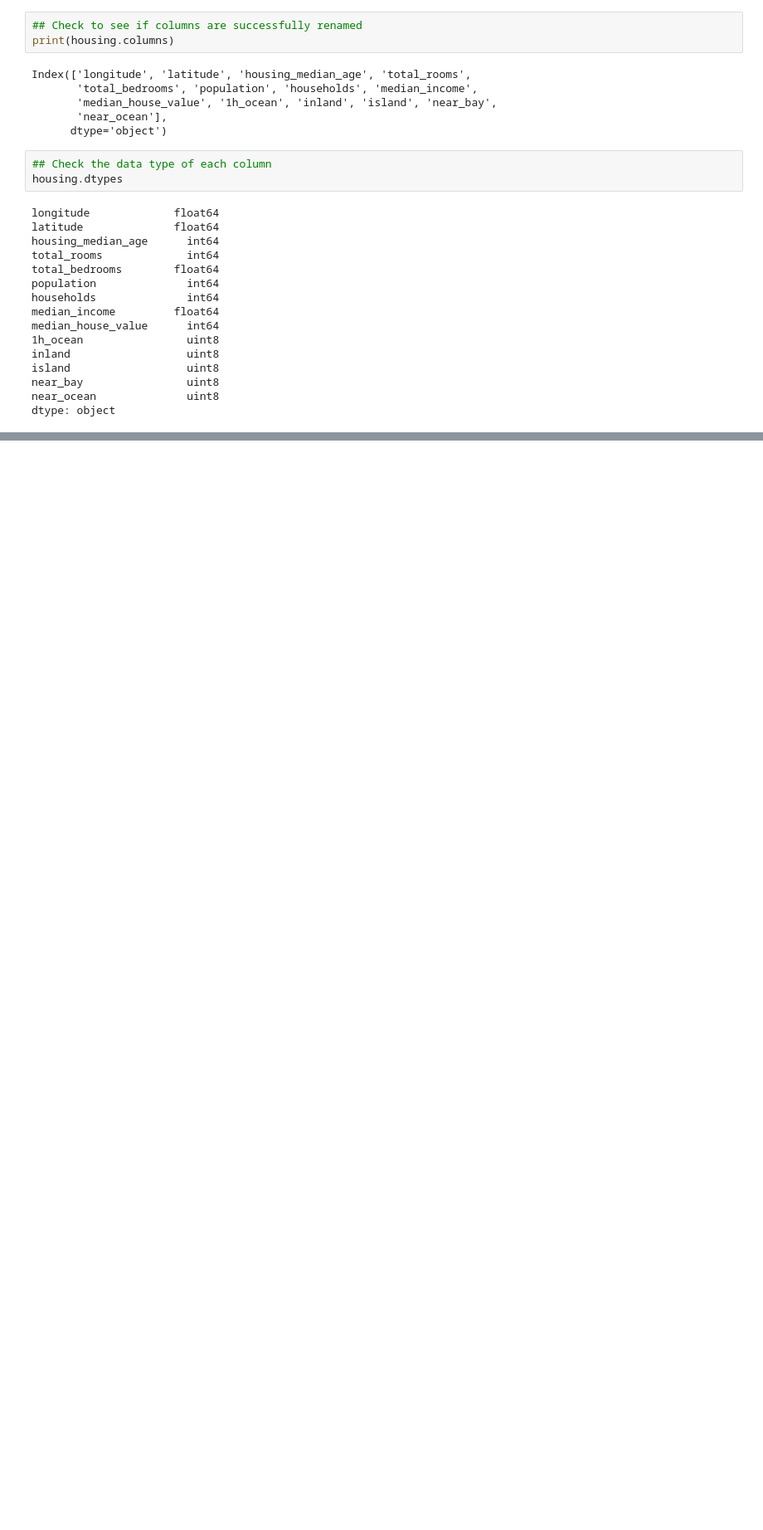
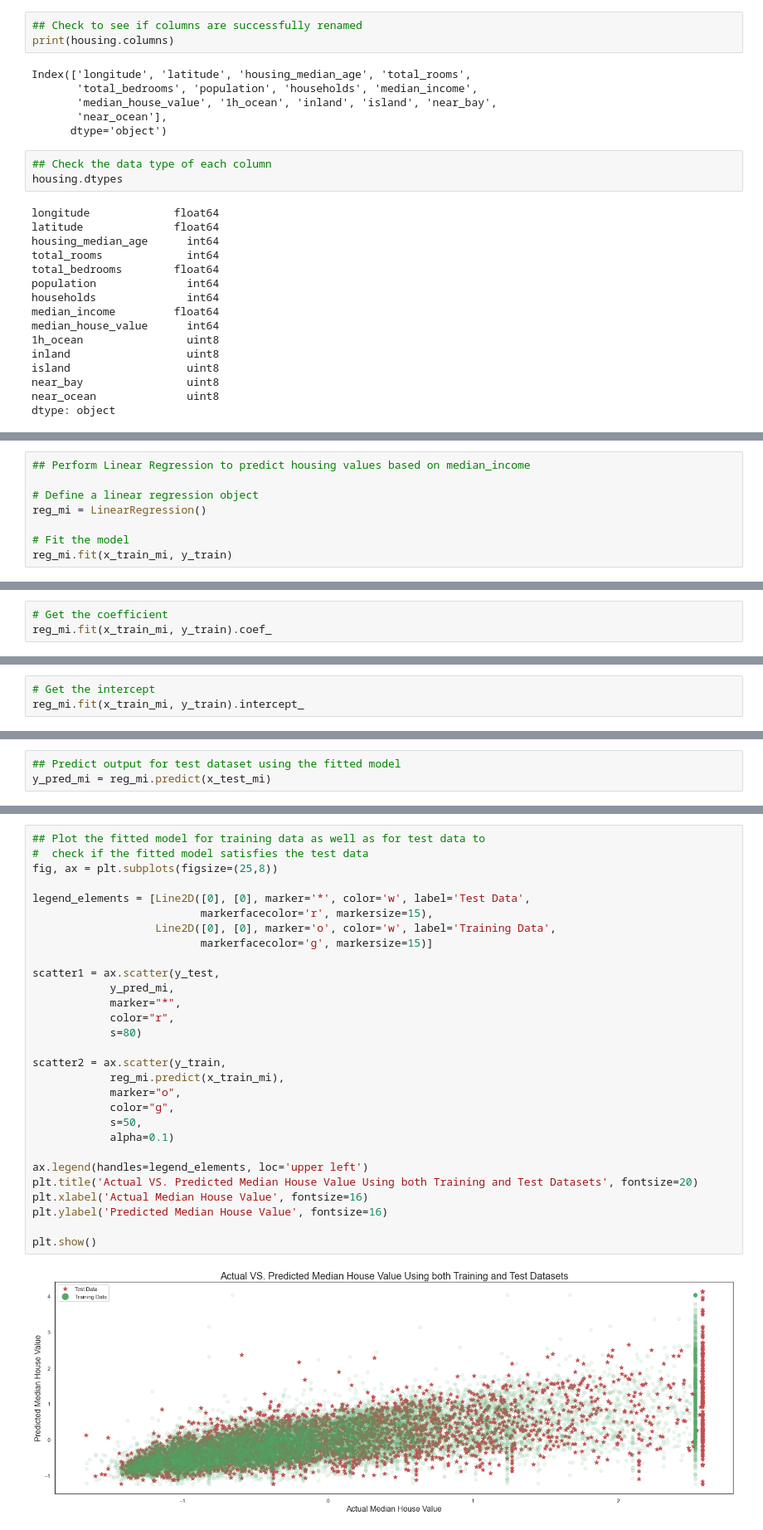
Before and after one commit to schinlfc/california_housing_price_prediction, a Jupyter notebook: notebook/script.ipynb, the cells around one changed output, grey strips where cells are left out. Shown at 83% size. Saved outputs shown, nothing was run; the diff lists cells and outputs as text; blank space fills up the shorter version.

```diff
--- a/notebook/script.ipynb
+++ b/notebook/script.ipynb
@@ -210,0 +352,8 @@ print(housing_test_standardized)
+# %%
+## Perform Linear Regression to predict housing values based on median_income
+
+# Define a linear regression object
+reg_mi = LinearRegression()
+
+# Fit the model
+reg_mi.fit(x_train_mi, y_train)
@@ -210,0 +362,3 @@ print(housing_test_standardized)
+# %%
+# Get the coefficient
+reg_mi.fit(x_train_mi, y_train).coef_
@@ -210,0 +367,3 @@ print(housing_test_standardized)
+# %%
+# Get the intercept
+reg_mi.fit(x_train_mi, y_train).intercept_
@@ -210,0 +372,3 @@ print(housing_test_standardized)
+# %%
+## Predict output for test dataset using the fitted model
+y_pred_mi = reg_mi.predict(x_test_mi)
@@ -210,0 +380,31 @@ print(housing_test_standardized)
+# %%
+## Plot the fitted model for training data as well as for test data to
+#  check if the fitted model satisfies the test data
+fig, ax = plt.subplots(figsize=(25,8))
+
+legend_elements = [Line2D([0], [0], marker='*', color='w', label='Test Data',
+                          markerfacecolor='r', markersize=15),
+                   Line2D([0], [0], marker='o', color='w', label='Training Data',
+                          markerfacecolor='g', markersize=15)]
+
+scatter1 = ax.scatter(y_test,
+            y_pred_mi,
+            marker="*",
+            color="r",
+            s=80)
+
+scatter2 = ax.scatter(y_train,
+            reg_mi.predict(x_train_mi),
+            marker="o",
+            color="g",
+            s=50,
+            alpha=0.1)
+
+ax.legend(handles=legend_elements, loc='upper left')
+plt.title('Actual VS. Predicted Median House Value Using both Training and Test Datasets', fontsize=20)
+plt.xlabel('Actual Median House Value', fontsize=16)
+plt.ylabel('Predicted Median House Value', fontsize=16)
+
+plt.show()
+# %% [output]
+[figure, added]
```
Also changed, not shown: parts of 26 cells of this notebook.
